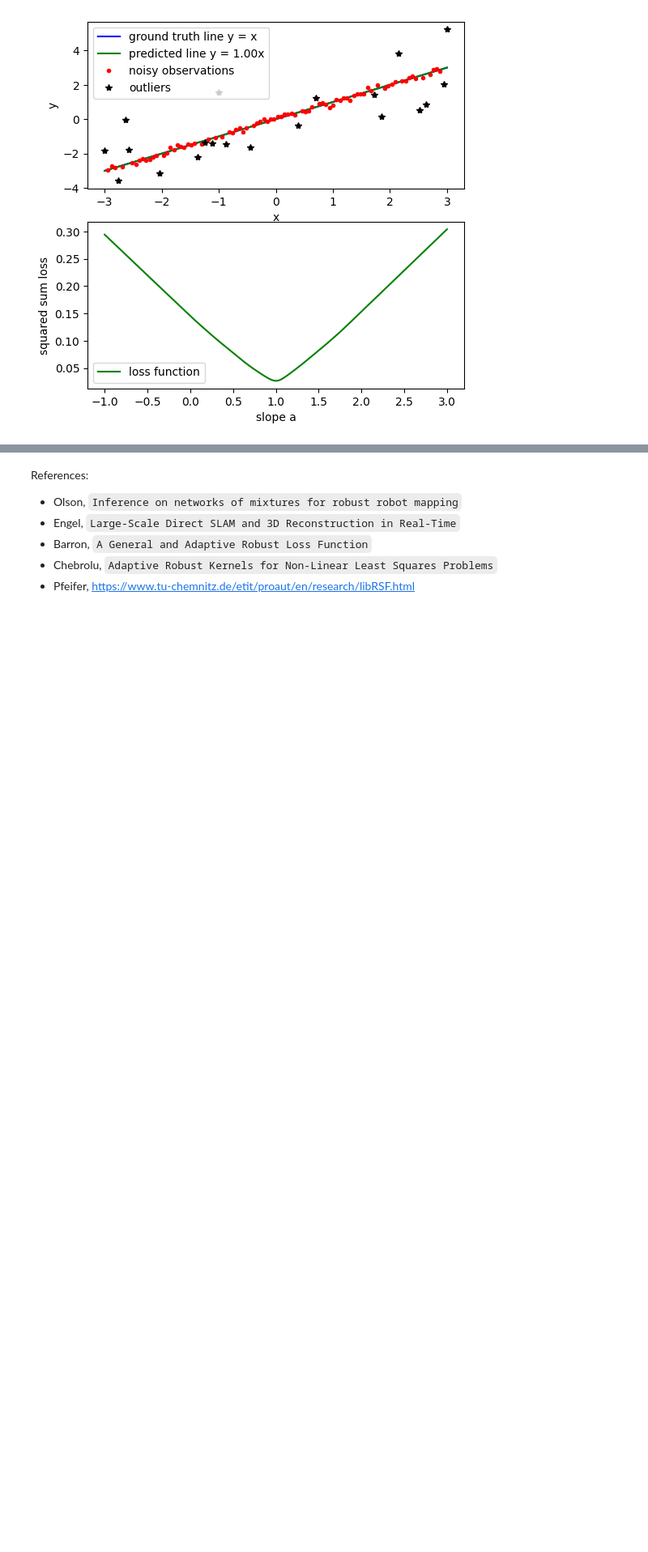
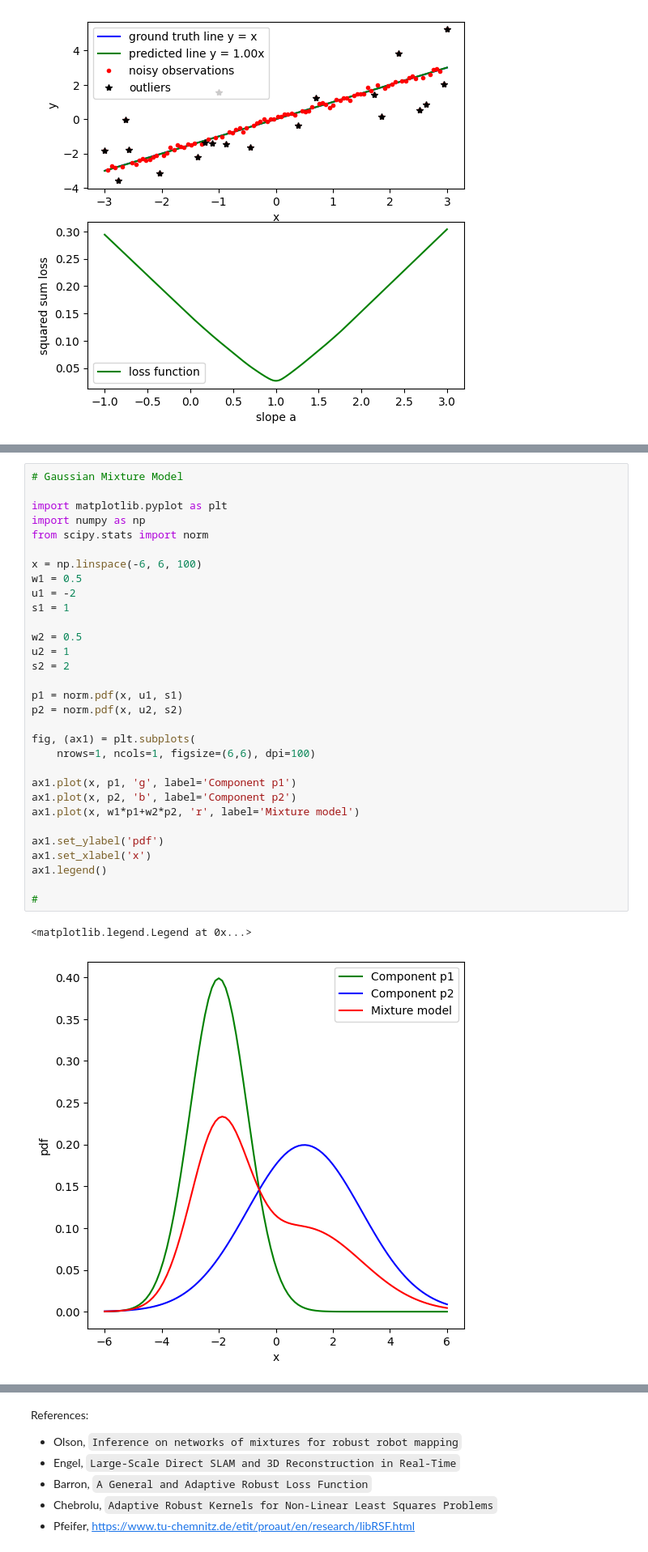
Before and after one commit to xipengwang/xipengwang.github.io, a Jupyter notebook: notebooks/paper-reading-mixture-models-for-least-square-optimization.ipynb, the cells around one changed output, grey strips where cells are left out. Shown at 81% size. Drawn from its saved outputs; the diff is of its cells as text; blank space fills up the shorter version.

```diff
--- a/notebooks/paper-reading-mixture-models-for-least-square-optimization.ipynb
+++ b/notebooks/paper-reading-mixture-models-for-least-square-optimization.ipynb
@@ -384,0 +397,34 @@ When optimizing hyperparameter $\alpha$ and state variable $x$ together, there a
+# %%
+# Gaussian Mixture Model
+
+import matplotlib.pyplot as plt
+import numpy as np
+from scipy.stats import norm
+
+x = np.linspace(-6, 6, 100)
+w1 = 0.5
+u1 = -2
+s1 = 1
+
+w2 = 0.5
+u2 = 1
+s2 = 2
+
+p1 = norm.pdf(x, u1, s1)
+p2 = norm.pdf(x, u2, s2)
+
+fig, (ax1) = plt.subplots(
+    nrows=1, ncols=1, figsize=(6,6), dpi=100)
+
+ax1.plot(x, p1, 'g', label='Component p1')
+ax1.plot(x, p2, 'b', label='Component p2')
+ax1.plot(x, w1*p1+w2*p2, 'r', label='Mixture model')
+
+ax1.set_ylabel('pdf')
+ax1.set_xlabel('x')
+ax1.legend()
+
+#
+# %% [output]
+<matplotlib.legend.Legend at 0x...>
+[figure, added]
```
Also changed, not shown: parts of 13 cells of this notebook, 1 other file.
